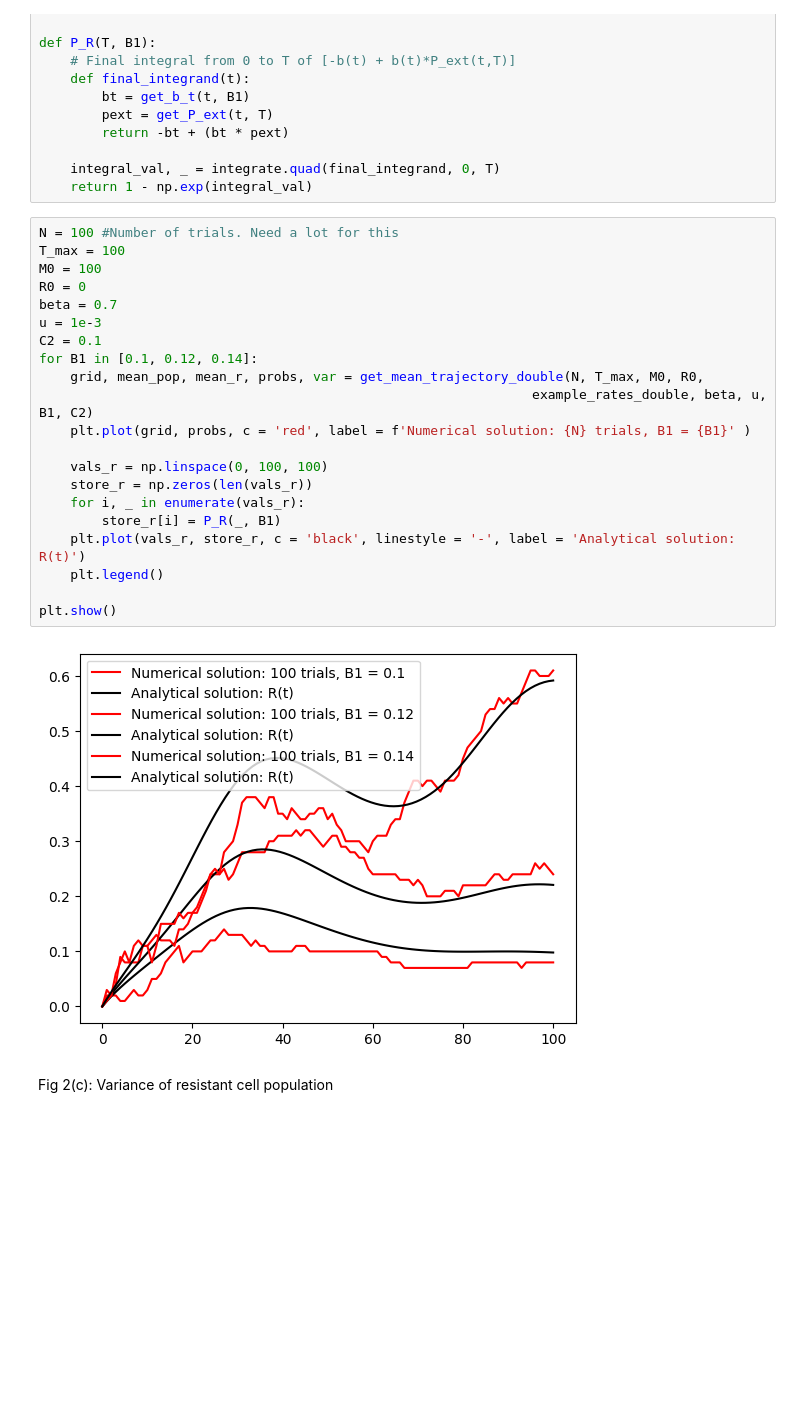
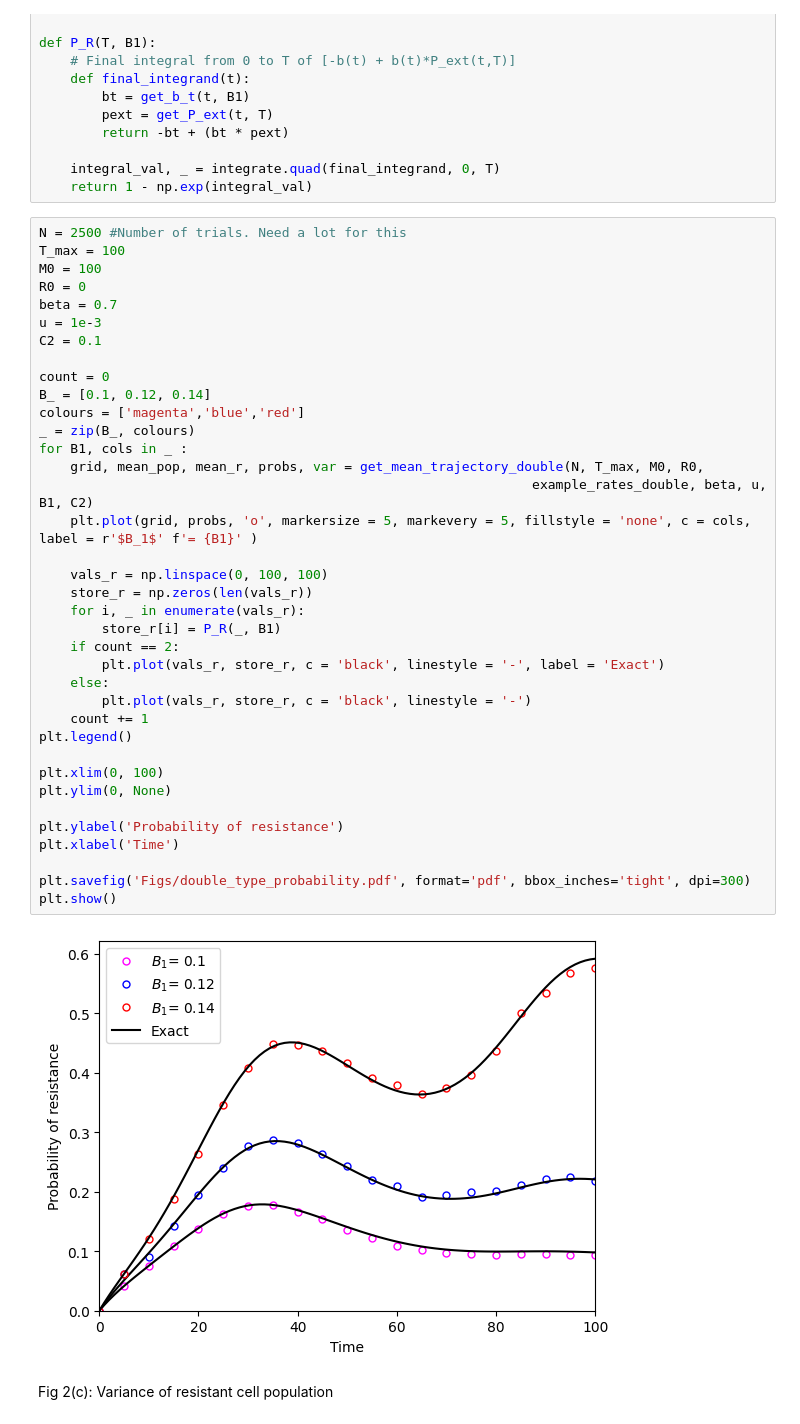
Before and after one commit to colmmcc2000/RSCAM_Group_11, a Jupyter notebook: code_RSCAM.ipynb, the cells around one changed output. Cells and saved outputs as stored; diff of their text form; blank space fills up the shorter version.

```diff
--- a/code_RSCAM.ipynb
+++ b/code_RSCAM.ipynb
@@ -311,28 +316,44 @@ def P_R(T, B1):
     integral_val, _ = integrate.quad(final_integrand, 0, T)
     return 1 - np.exp(integral_val)
 # %%
-N = 100 #Number of trials. Need a lot for this
+N = 2500 #Number of trials. Need a lot for this
 T_max = 100
 M0 = 100
 R0 = 0
 beta = 0.7
 u = 1e-3
 C2 = 0.1
-for B1 in [0.1, 0.12, 0.14]:
+
+count = 0
+B_ = [0.1, 0.12, 0.14]
+colours = ['magenta','blue','red']
+_ = zip(B_, colours)
+for B1, cols in _ :
     grid, mean_pop, mean_r, probs, var = get_mean_trajectory_double(N, T_max, M0, R0,
                                                                example_rates_double, beta, u, B1, C2)
-    plt.plot(grid, probs, c = 'red', label = f'Numerical solution: {N} trials, B1 = {B1}' )
+    plt.plot(grid, probs, 'o', markersize = 5, markevery = 5, fillstyle = 'none', c = cols, label = r'$B_1$' f'= {B1}' )
 
     vals_r = np.linspace(0, 100, 100)
     store_r = np.zeros(len(vals_r))
     for i, _ in enumerate(vals_r):
         store_r[i] = P_R(_, B1)
-    plt.plot(vals_r, store_r, c = 'black', linestyle = '-', label = 'Analytical solution: R(t)')
-    plt.legend()
+    if count == 2:
+        plt.plot(vals_r, store_r, c = 'black', linestyle = '-', label = 'Exact')
+    else:
+        plt.plot(vals_r, store_r, c = 'black', linestyle = '-')
+    count += 1
+plt.legend()
 
+plt.xlim(0, 100)
+plt.ylim(0, None)
+
+plt.ylabel('Probability of resistance')
+plt.xlabel('Time')
+
+plt.savefig('Figs/double_type_probability.pdf', format='pdf', bbox_inches='tight', dpi=300)
 plt.show()
 # %% [output]
-[figure, old version]
+[figure, new version]
 # %% [markdown]
 Fig 2(c): Variance of resistant cell population
 # %%
```
Also changed, not shown: parts of 9 cells of this notebook, 4 other files.
